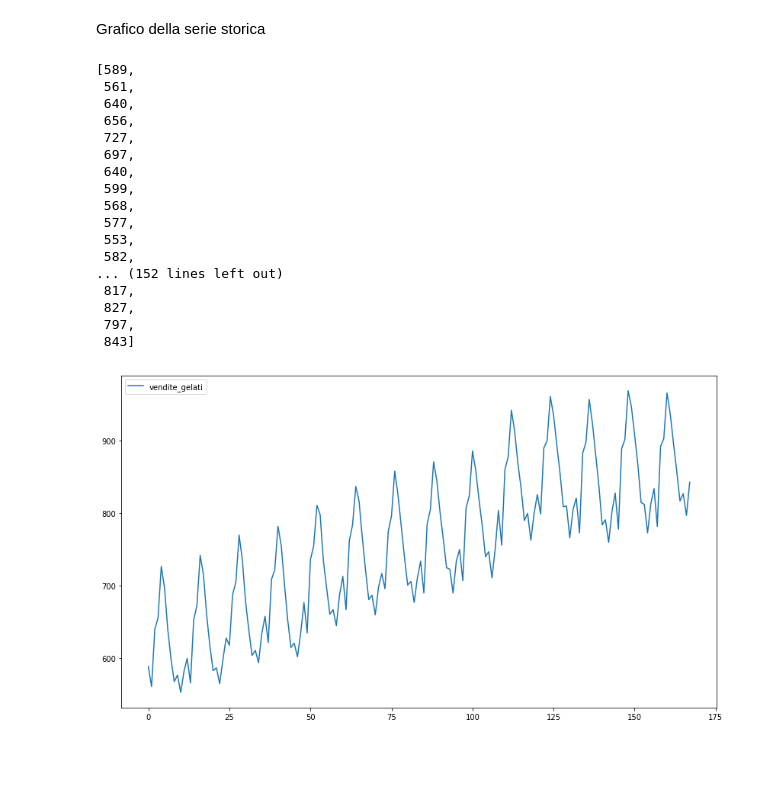
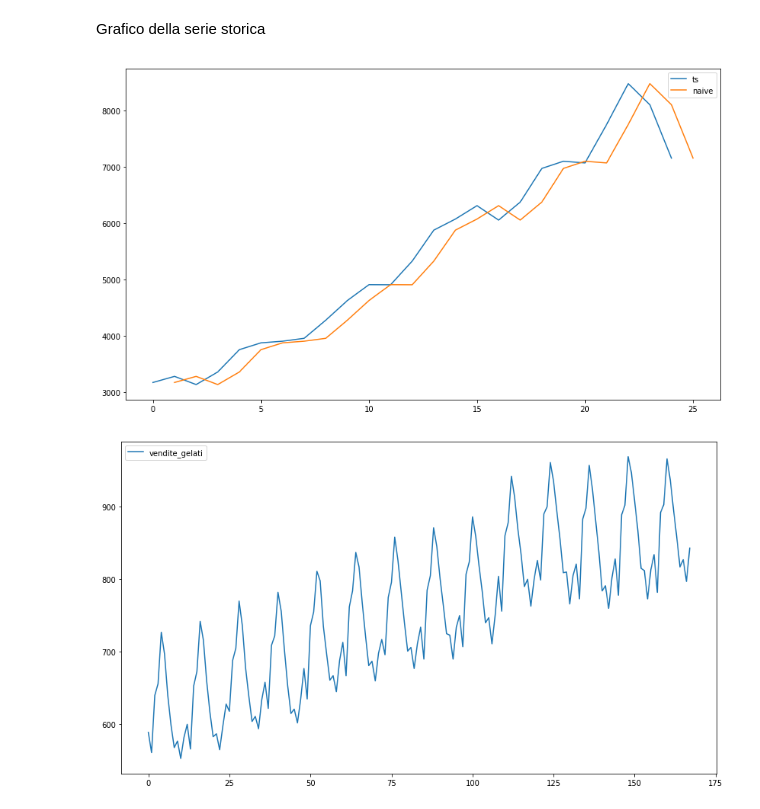
Before and after one commit to ropinotex/forecasting, a Jupyter notebook: Forecasting.ipynb, the cells around one changed output. Saved outputs shown, nothing was run; the diff lists cells and outputs as text; code cells hidden in the pictures; blank space fills up the shorter version.

```diff
--- a/Forecasting.ipynb
+++ b/Forecasting.ipynb
@@ -19,25 +37,12 @@ data = forecasting.data(3)
+# %%
+ts = f.data(1)
+naive = f.naive(ts)
 # %% [markdown]
 Grafico della serie storica
-# %%
-data
-# %% [output]
-[589,
- 561,
- 640,
- 656,
- 727,
- 697,
- 640,
- 599,
- 568,
- 577,
- 553,
- 582,
-... (152 lines left out)
- 817,
- 827,
- 797,
- 843]
+# %%
+f.plot(ts=ts, naive=naive)
+# %% [output]
+[figure, added]
 # %%
 forecasting.chart(vendite_gelati=data)
 # %% [output]
```
Also changed, not shown: parts of 15 cells of this notebook, 4 other files.
